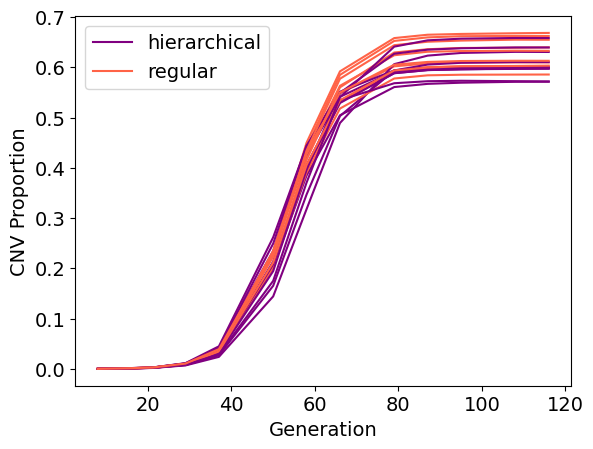
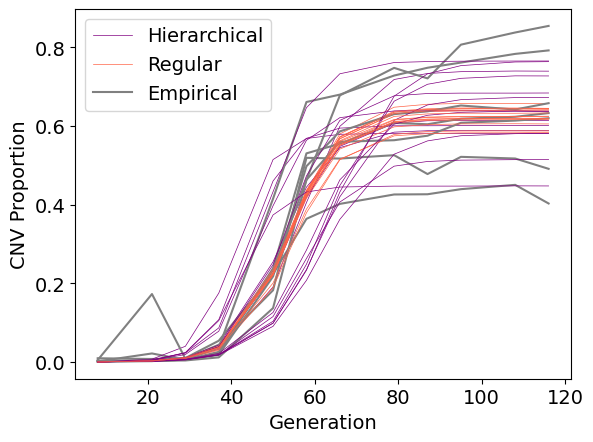
Unified diff of the notebook cell whose output changed from the first chart to the second:
--- before
+++ after
@@ -27,13 +27,14 @@
 
 th = torch.tensor([-0.74,-4.84,-4.32], dtype=torch.float32)
-X = wrapper(WF, parameters=th, reps=10) # LTRΔ MAP in paper
+X = wrapper(WF, parameters=th, reps=15) # LTRΔ MAP in paper
 X_emp = torch.from_numpy(np.array(pd.read_csv('empirical_data/ltr.csv', index_col=0)))
-X_h = wrapper_hierarchical(WF, parameters=th, reps=10)
+X_h = wrapper_hierarchical(WF, parameters=th, reps=15, var=0.1)
 change_font(14)
 
 for i in range(len(X)):
-    plt.plot(generation,X_h[i], color='purple', label='hierarchical' if i==0 else '')
-    plt.plot(generation,X[i], color='tomato', label='regular' if i==0 else '')
-    # plt.plot(generation,X_emp[i], color='grey', label='empirical' if i==0 else '')
+    plt.plot(generation,X_h[i], color='purple', label='Hierarchical' if i==0 else '', lw=0.5)
+    plt.plot(generation,X[i], color='tomato', label='Regular' if i==0 else '', lw=0.5)
+    if i < len(X_emp):
+        plt.plot(generation,X_emp[i], color='grey', label='Empirical' if i==0 else '')
 plt.xlabel('Generation')
 plt.ylabel('CNV Proportion')

Commit: before tidying